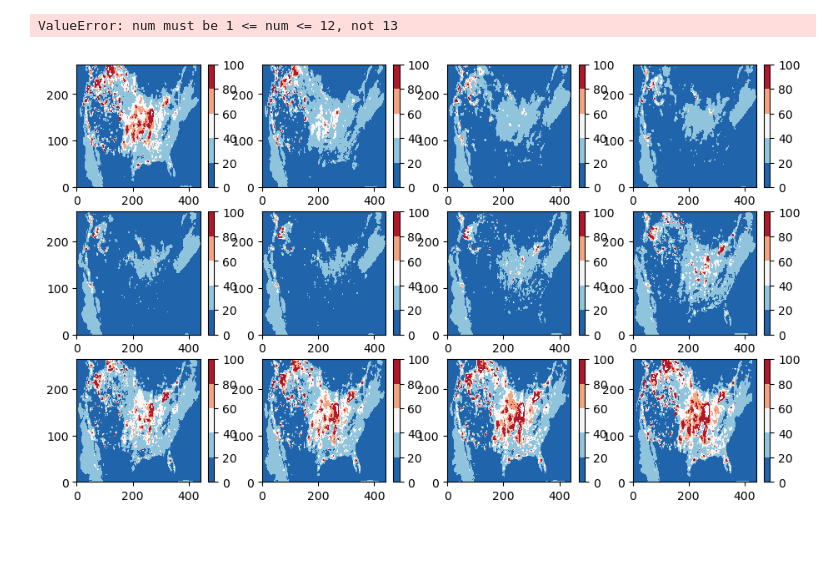
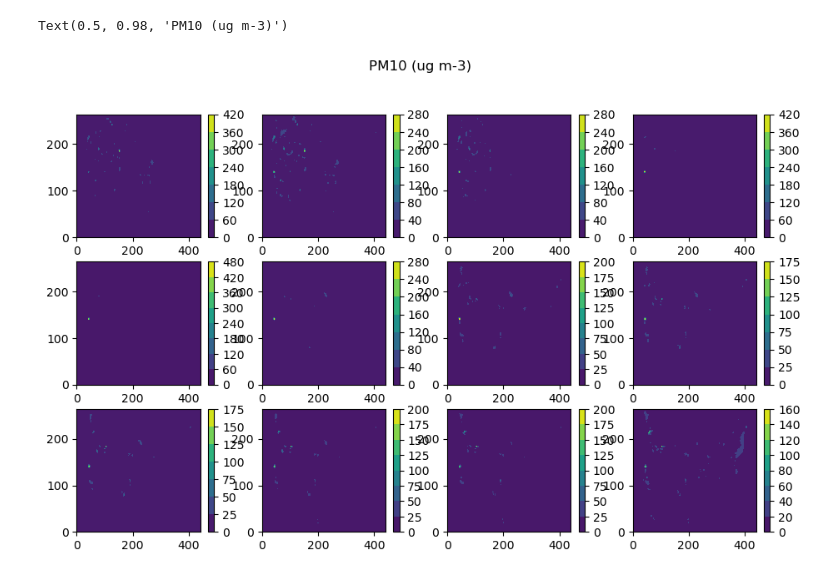
Before and after one commit to shueze/clim680, a Jupyter notebook: Climatology.ipynb, the cells around one changed output. Cells and saved outputs as stored; diff of their text form; code cells hidden in the pictures; blank space fills up the shorter version.

```diff
--- a/Climatology.ipynb
+++ b/Climatology.ipynb
@@ -9,5 +9,7 @@ import cartopy.mpl.ticker as cticker
 from cartopy.util import add_cyclic_point
 import cartopy.feature as feature
 # %%
-path  = '/groups/ESS/share/projects/SWUS3km/data/cmaqdata/CCTMout/12km/POST/'
-files = 'COMBINE3D_ACONC_v531_gcc_AQF5X_202208*.nc'
+path = '/home/cshu2/clim680/'
+fname = 'PM10_202207.nc'
+ds = xr.open_dataset(path+fname)
+ds
@@ -14,3 +26,0 @@ files = 'COMBINE3D_ACONC_v531_gcc_AQF5X_202208*.nc'
-# %%
-ds = xr.open_mfdataset(path+files,concat_dim='time',combine='nested')
-ds
@@ -81,0 +41,3 @@ Data variables: (12/35)
+# %%
+ds_climo = ds.groupby('time').mean('day')
+ds_climo
@@ -99,15 +77,10 @@ Text(0.5, 0.98, '')
 # %%
 fig = plt.figure(figsize=(11,6.5))
-clevs=np.arange(0,120,20)
-for i,seas in enumerate(ds_climo['TSTEP']/2):
+for i in range(0,12,1):
     plt.subplot(3,4,i+1)
-    plt.contourf((ds_climo['PM10'].sel(TSTEP=2*i+0,LAY = 0)+ds_climo['PM10'].sel(TSTEP=2*i+1,LAY = 0)),
-                 levels=clevs,
-                 cmap='RdBu_r',
-                )
-
+    plt.contourf((ds_climo['PM'][i,0,:,:]+ds_climo['PM'][i+1,0,:,:])/2)
     plt.colorbar()
 plt.suptitle('PM10 (ug m-3)') #supertitle
 # %% [output]
-ValueError: num must be 1 <= num <= 12, not 13
+Text(0.5, 0.98, 'PM10 (ug m-3)')
-[figure, old version]
+[figure, new version]
```
Also changed, not shown: parts of 13 cells of this notebook.
